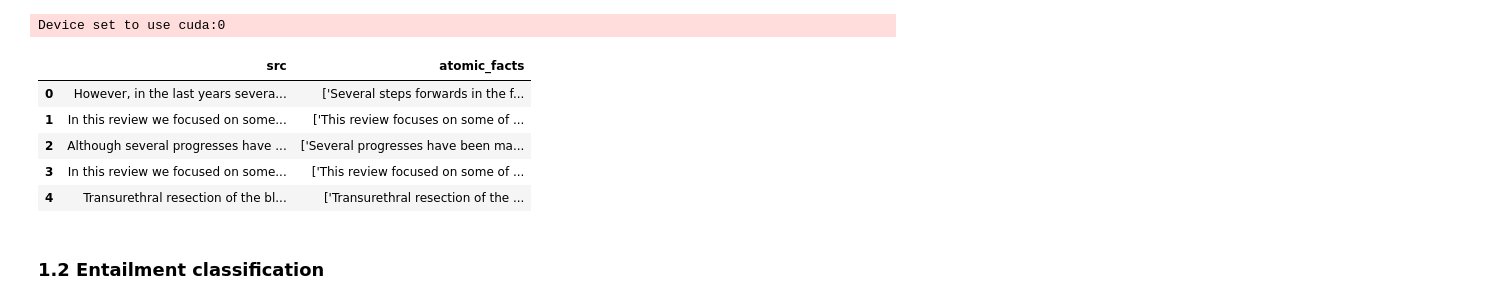
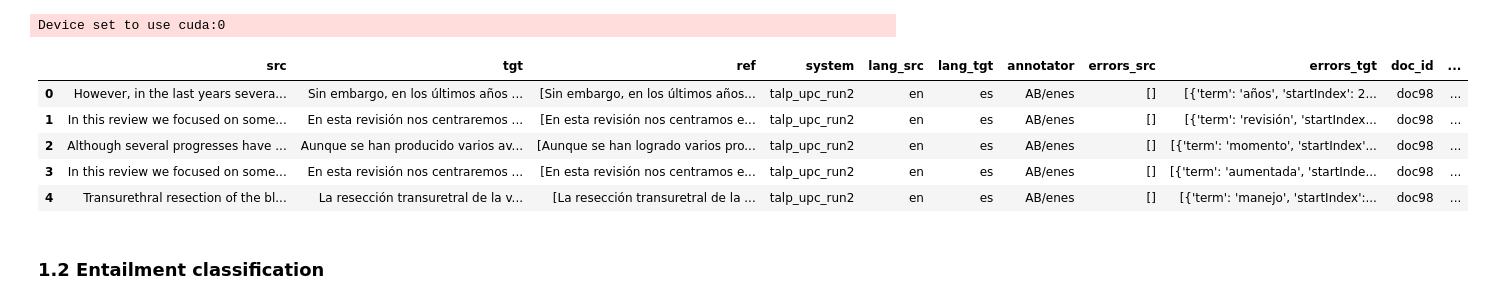
Before and after one commit to annanasnas/askqe, a Jupyter notebook: baseline.ipynb, the cells around one changed output. Drawn from its saved outputs; the diff is of its cells as text; code cells hidden in the pictures.

```diff
--- a/baseline.ipynb
+++ b/baseline.ipynb
@@ -122,17 +122,17 @@ with open(output_file, "a", encoding="utf-8") as f_out:
 # %%
 import pandas as pd
 
 file_path = "/content/askqe/baseline/askqe_atomic_facts.jsonl"
 
 df = pd.read_json(file_path, lines=True)
 
-df[["src", "atomic_facts"]].head()
+df.head()
 # %% [output]
-|  | src | atomic_facts |
-| 0 | However, in the last years severa... | ['Several steps forwards in the f... |
-| 1 | In this review we focused on some... | ['This review focuses on some of ... |
-| 2 | Although several progresses have ... | ['Several progresses have been ma... |
-| 3 | In this review we focused on some... | ['This review focused on some of ... |
-| 4 | Transurethral resection of the bl... | ['Transurethral resection of the ... |
+|  | src | tgt | ref | system | lang_src | lang_tgt | annotator | errors_src | errors_tgt | doc_id | ... |
+| 0 | However, in the last years severa... | Sin embargo, en los últimos años ... | [Sin embargo, en los últimos años... | talp_upc_run2 | en | es | AB/enes | [] | [{'term': 'años', 'startIndex': 2... | doc98 | ... |
+| 1 | In this review we focused on some... | En esta revisión nos centraremos ... | [En esta revisión nos centramos e... | talp_upc_run2 | en | es | AB/enes | [] | [{'term': 'revisión', 'startIndex... | doc98 | ... |
+| 2 | Although several progresses have ... | Aunque se han producido varios av... | [Aunque se han logrado varios pro... | talp_upc_run2 | en | es | AB/enes | [] | [{'term': 'momento', 'startIndex'... | doc98 | ... |
+| 3 | In this review we focused on some... | En esta revisión nos centraremos ... | [En esta revisión nos centramos e... | talp_upc_run2 | en | es | AB/enes | [] | [{'term': 'aumentada', 'startInde... | doc98 | ... |
+| 4 | Transurethral resection of the bl... | La resección transuretral de la v... | [La resección transuretral de la ... | talp_upc_run2 | en | es | AB/enes | [] | [{'term': 'manejo', 'startIndex':... | doc98 | ... |
 # %% [markdown]
 ### 1.2 Entailment classification
```
Also changed, not shown: parts of 8 cells of this notebook.
